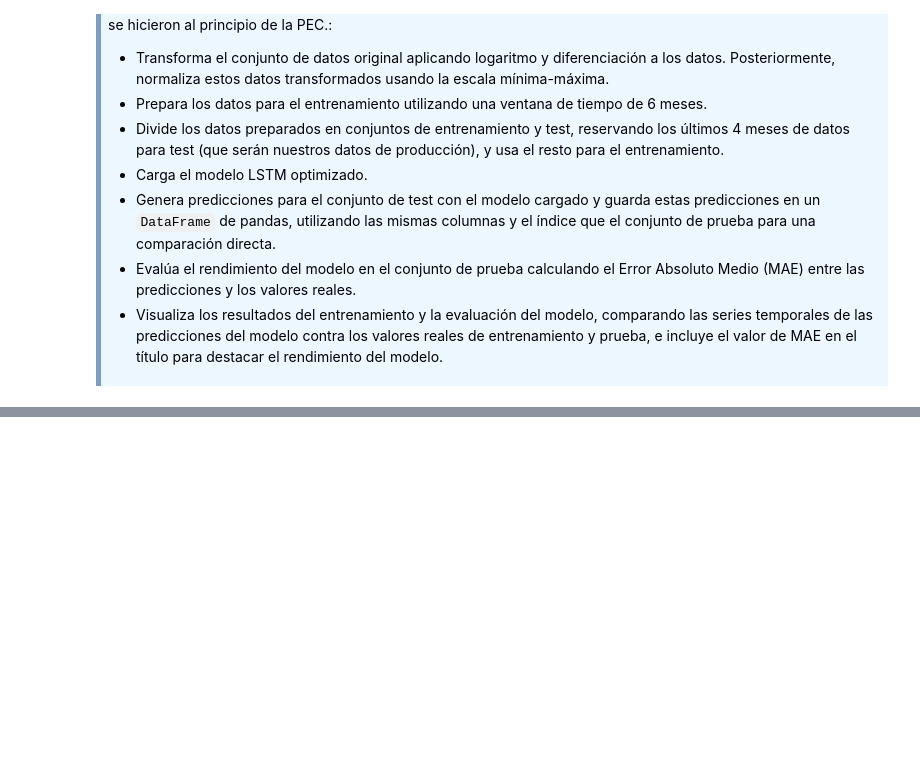
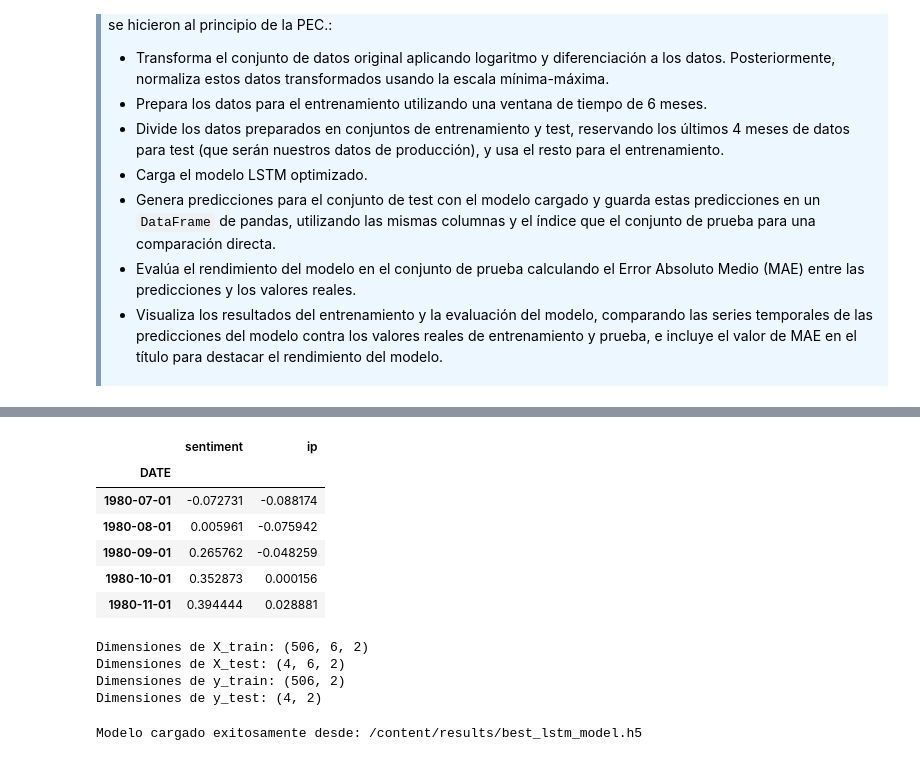
Before and after one commit to lpajarof/A9Visualizaci-n, a Jupyter notebook: M2_875_2023_PEC2_Enunciado_es.ipynb, the cells around one changed output, grey strips where cells are left out. Drawn from its saved outputs; the diff is of its cells as text; code cells hidden in the pictures; blank space fills up the shorter version.

```diff
--- a/M2_875_2023_PEC2_Enunciado_es.ipynb
+++ b/M2_875_2023_PEC2_Enunciado_es.ipynb
@@ -1080,0 +1096,48 @@ df.head()
+# %%
+# Aplicar la transformación logarítmica diferencial de un periodo anual de 12 meses
+df = df.pct_change(6)  # Calcular los cambios porcentuales de 12 meses
+df = np.log1p(df)  # Aplicar el logaritmo natural más 1
+
+# Eliminar NaN values
+df = df.dropna()
+
+df.head()
+# %% [output]
+|  | sentiment | ip |
+| DATE |  |  |
+| 1980-07-01 | -0.072731 | -0.088174 |
+| 1980-08-01 | 0.005961 | -0.075942 |
+| 1980-09-01 | 0.265762 | -0.048259 |
+| 1980-10-01 | 0.352873 | 0.000156 |
+| 1980-11-01 | 0.394444 | 0.028881 |
+# %%
+# Determinar el tamaño del conjunto de prueba (4 meses)
+test_size = 4
+
+# Dividir los datos en conjuntos de entrenamiento y prueba
+X_train, X_test = X[:-test_size], X[-test_size:]
+y_train, y_test = y[:-test_size], y[-test_size:]
+
+# Verificar las dimensiones de los conjuntos de entrenamiento y prueba
+print("Dimensiones de X_train:", X_train.shape)
+print("Dimensiones de X_test:", X_test.shape)
+print("Dimensiones de y_train:", y_train.shape)
+print("Dimensiones de y_test:", y_test.shape)
+# %% [output]
+Dimensiones de X_train: (506, 6, 2)
+Dimensiones de X_test: (4, 6, 2)
+Dimensiones de y_train: (506, 2)
+Dimensiones de y_test: (4, 2)
+# %%
+from tensorflow.keras.models import load_model
+
+# Ruta del archivo donde está guardado el modelo
+model_path = "/content/results/best_lstm_model.h5"
+
+# Cargar el modelo
+loaded_model = load_model(model_path)
+
+# Confirmar que el modelo se ha cargado correctamente
+print("Modelo cargado exitosamente desde:", model_path)
+# %% [output]
+Modelo cargado exitosamente desde: /content/results/best_lstm_model.h5
```
Also changed, not shown: parts of 6 cells of this notebook.
